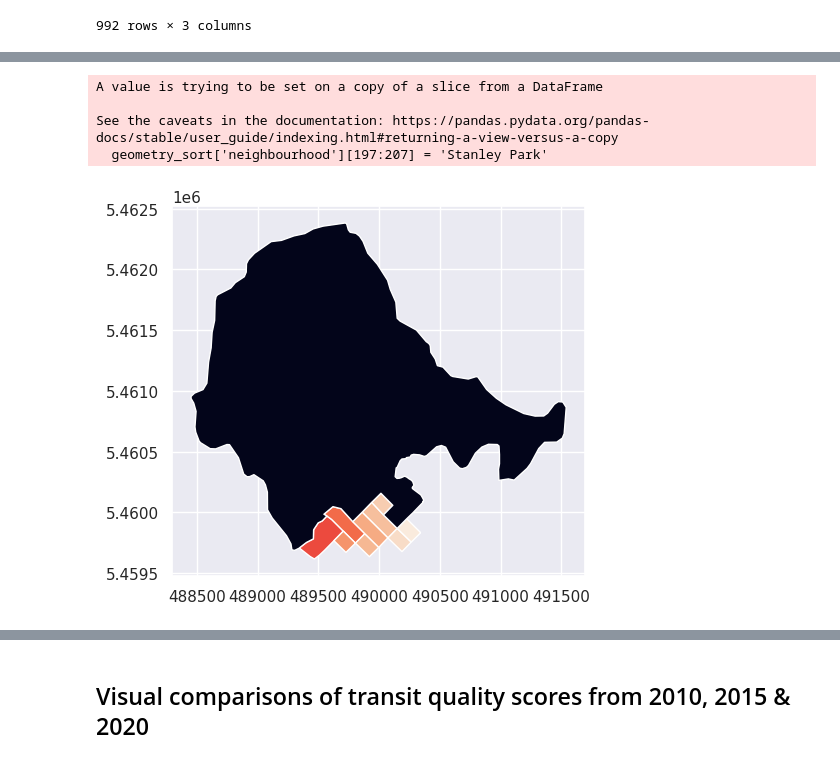
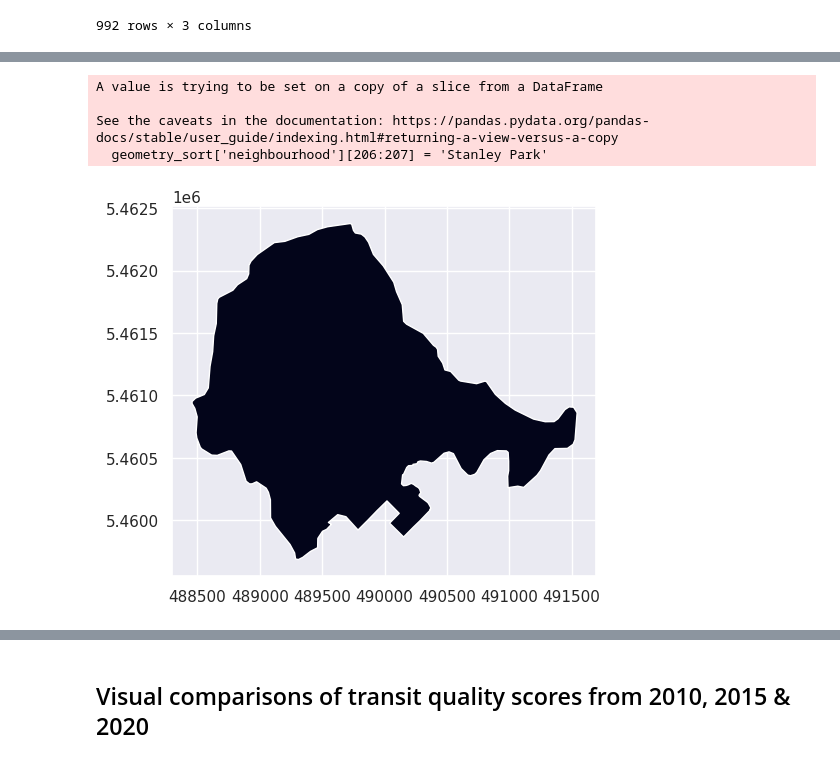
Before and after one commit to rebywong/cmpt353-project, a Jupyter notebook: vancouver_transit.ipynb, the cells around one changed output, grey strips where cells are left out. Saved outputs shown, nothing was run; the diff lists cells and outputs as text; code cells hidden in the pictures.

```diff
--- a/vancouver_transit.ipynb
+++ b/vancouver_transit.ipynb
@@ -551,6 +632,7 @@ See the caveats in the documentation: https://pandas.pydata.org/pandas-docs/stab
 # %%
 geometry_sort[108:141].plot(column='quality_score')
 geometry_sort['neighbourhood'][108:141] = 'Dunbar-Southlands'
+geometry_sort['population'][108:141] = population_dict['Dunbar-Southlands']
 # %% [output]
 A value is trying to be set on a copy of a slice from a DataFrame
 
@@ -560,6 +646,7 @@ See the caveats in the documentation: https://pandas.pydata.org/pandas-docs/stab
 # %%
 geometry_sort[141:153].plot(column='quality_score')
 geometry_sort['neighbourhood'][141:153] = 'West Point Grey'
+geometry_sort['population'][141:153] = population_dict['West Point Grey']
 # %% [output]
 A value is trying to be set on a copy of a slice from a DataFrame
 
@@ -569,6 +660,7 @@ See the caveats in the documentation: https://pandas.pydata.org/pandas-docs/stab
 # %%
 geometry_sort[153:163].plot(column='quality_score')
 geometry_sort['neighbourhood'][153:163] = 'Dunbar-Southlands'
+geometry_sort['population'][153:163] = population_dict['Dunbar-Southlands']
 # %% [output]
 A value is trying to be set on a copy of a slice from a DataFrame
 
@@ -577,7 +673,8 @@ See the caveats in the documentation: https://pandas.pydata.org/pandas-docs/stab
 [figure]
 # %%
-geometry_sort[163:197].plot(column='quality_score')
-geometry_sort['neighbourhood'][163:197] = 'West Point Grey'
+geometry_sort[163:206].plot(column='quality_score')
+geometry_sort['neighbourhood'][163:206] = 'West Point Grey'
+geometry_sort['population'][163:206] = population_dict['West Point Grey']
 # %% [output]
 A value is trying to be set on a copy of a slice from a DataFrame
 
@@ -587,12 +688,14 @@ See the caveats in the documentation: https://pandas.pydata.org/pandas-docs/stab
 # %%
 # Stanley Park - not recorded in neighbourhoods, but is still part of Vancouver
 # (with limited transit, given that it's a huge park)
-geometry_sort[197:207].plot(column='quality_score')
-geometry_sort['neighbourhood'][197:207] = 'Stanley Park'
+geometry_sort[206:207].plot(column='quality_score')
+geometry_sort['neighbourhood'][206:207] = 'Stanley Park'
+
+# No population listed as Stanley Park isn't a 'neighbourhood' - leave at 0
 # %% [output]
 A value is trying to be set on a copy of a slice from a DataFrame
 
 See the caveats in the documentation: https://pandas.pydata.org/pandas-docs/stable/user_guide/indexing.html#returning-a-view-versus-a-copy
-  geometry_sort['neighbourhood'][197:207] = 'Stanley Park'
+  geometry_sort['neighbourhood'][206:207] = 'Stanley Park'
-[figure, old version]
+[figure, new version]
 # %%
```
Also changed, not shown: parts of 52 cells of this notebook.
